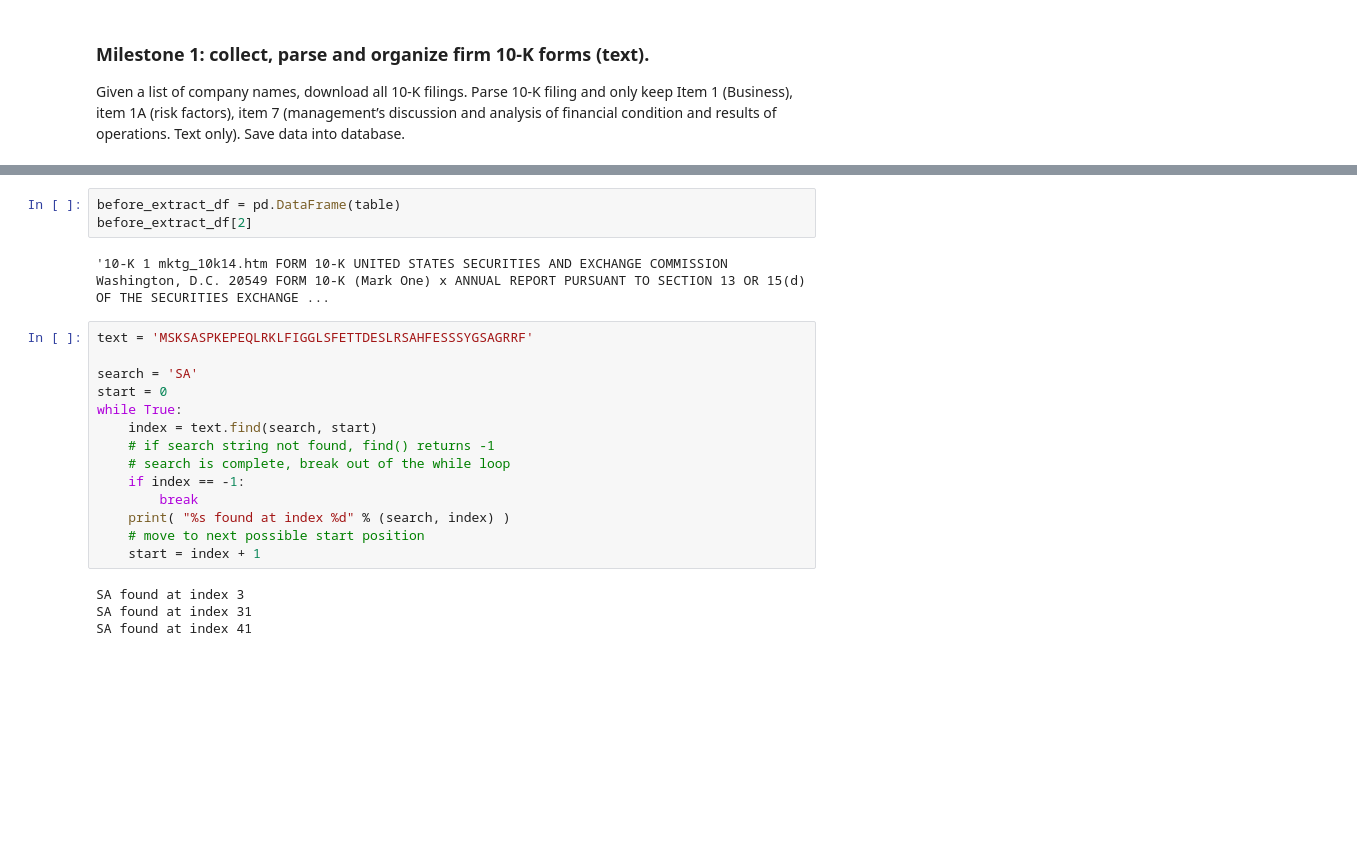
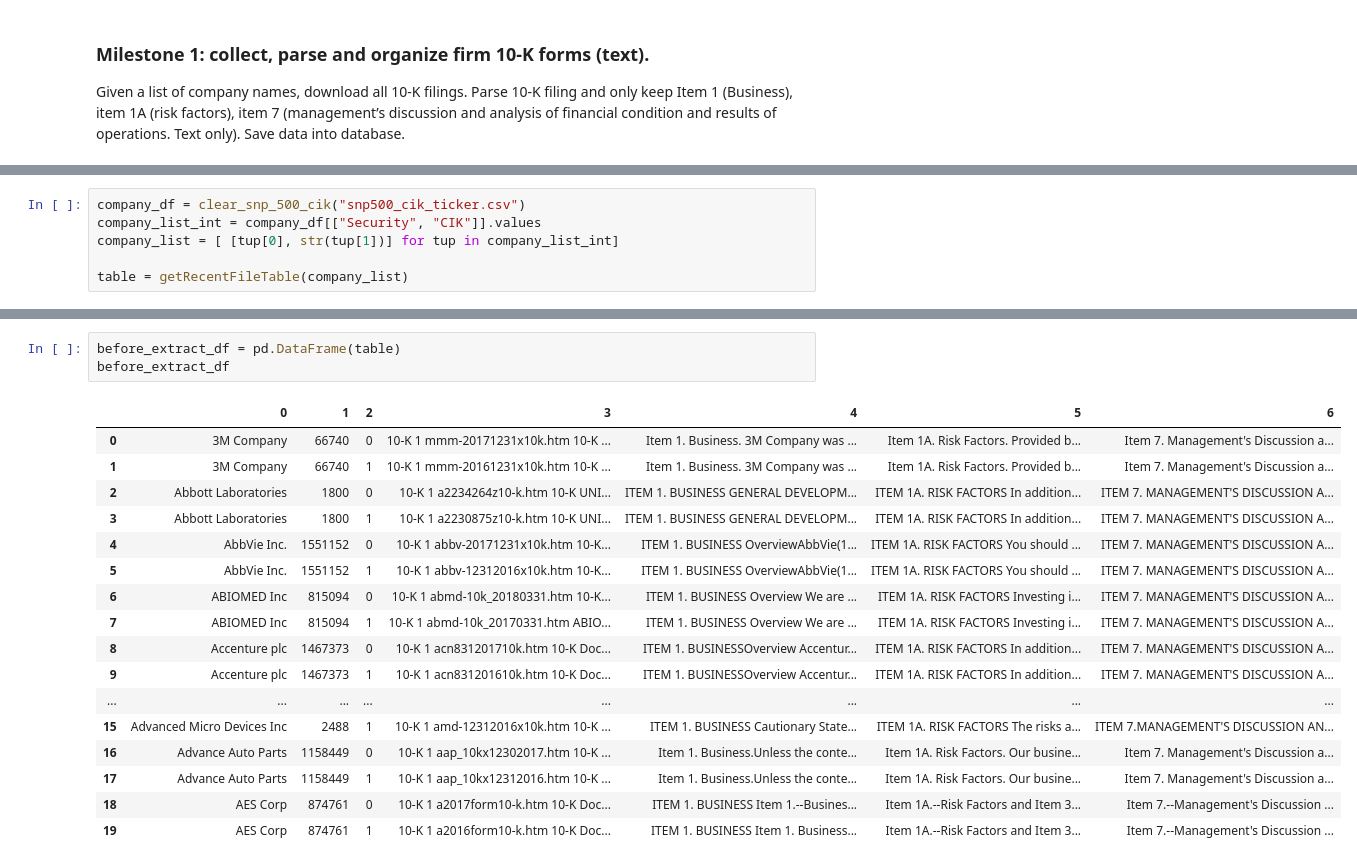
Before and after one commit to 187sec/BIMD, a Jupyter notebook: Data Collection.ipynb, the cells around one changed output, grey strips where cells are left out. Cells and saved outputs as stored; diff of their text form; blank space fills up the shorter version.

Commit message:
finished coding
move to some where else to collect data

```diff
--- a/Data Collection.ipynb
+++ b/Data Collection.ipynb
@@ -106,0 +196,6 @@ Cannot decode utf-8:  b'PRAGMA GEST\xc3O DE PATRIM\xd4NIO LTDA:0001555512:\n'
+# %%
+company_df = clear_snp_500_cik("snp500_cik_ticker.csv")
+company_list_int = company_df[["Security", "CIK"]].values
+company_list = [ [tup[0], str(tup[1])] for tup in company_list_int]
+
+table = getRecentFileTable(company_list)
@@ -107,23 +221,21 @@ Cannot decode utf-8:  b'PRAGMA GEST\xc3O DE PATRIM\xd4NIO LTDA:0001555512:\n'
 # %%
 before_extract_df = pd.DataFrame(table)
-before_extract_df[2]
+before_extract_df
 # %% [output]
-'10-K 1 mktg_10k14.htm FORM 10-K UNITED STATES SECURITIES AND EXCHANGE COMMISSION Washington, D.C. 20549 FORM 10-K (Mark One) x ANNUAL REPORT PURSUANT TO SECTION 13 OR 15(d) OF THE SECURITIES EXCHANGE ...
+|  | 0 | 1 | 2 | 3 | 4 | 5 | 6 |
+| 0 | 3M Company | 66740 | 0 | 10-K 1 mmm-20171231x10k.htm 10-K ... | Item 1. Business. 3M Company was ... | Item 1A. Risk Factors. Provided b... | Item 7. Management's Discussion a... |
+| 1 | 3M Company | 66740 | 1 | 10-K 1 mmm-20161231x10k.htm 10-K ... | Item 1. Business. 3M Company was ... | Item 1A. Risk Factors. Provided b... | Item 7. Management's Discussion a... |
+| 2 | Abbott Laboratories | 1800 | 0 | 10-K 1 a2234264z10-k.htm 10-K UNI... | ITEM 1. BUSINESS GENERAL DEVELOPM... | ITEM 1A. RISK FACTORS In addition... | ITEM 7. MANAGEMENT'S DISCUSSION A... |
+| 3 | Abbott Laboratories | 1800 | 1 | 10-K 1 a2230875z10-k.htm 10-K UNI... | ITEM 1. BUSINESS GENERAL DEVELOPM... | ITEM 1A. RISK FACTORS In addition... | ITEM 7. MANAGEMENT'S DISCUSSION A... |
+| 4 | AbbVie Inc. | 1551152 | 0 | 10-K 1 abbv-20171231x10k.htm 10-K... | ITEM 1. BUSINESS OverviewAbbVie(1... | ITEM 1A. RISK FACTORS You should ... | ITEM 7. MANAGEMENT'S DISCUSSION A... |
+| 5 | AbbVie Inc. | 1551152 | 1 | 10-K 1 abbv-12312016x10k.htm 10-K... | ITEM 1. BUSINESS OverviewAbbVie(1... | ITEM 1A. RISK FACTORS You should ... | ITEM 7. MANAGEMENT'S DISCUSSION A... |
+| 6 | ABIOMED Inc | 815094 | 0 | 10-K 1 abmd-10k_20180331.htm 10-K... | ITEM 1. BUSINESS Overview We are ... | ITEM 1A. RISK FACTORS Investing i... | ITEM 7. MANAGEMENT'S DISCUSSION A... |
+| 7 | ABIOMED Inc | 815094 | 1 | 10-K 1 abmd-10k_20170331.htm ABIO... | ITEM 1. BUSINESS Overview We are ... | ITEM 1A. RISK FACTORS Investing i... | ITEM 7. MANAGEMENT'S DISCUSSION A... |
+| 8 | Accenture plc | 1467373 | 0 | 10-K 1 acn831201710k.htm 10-K Doc... | ITEM 1. BUSINESSOverview Accentur... | ITEM 1A. RISK FACTORS In addition... | ITEM 7. MANAGEMENT'S DISCUSSION A... |
+| 9 | Accenture plc | 1467373 | 1 | 10-K 1 acn831201610k.htm 10-K Doc... | ITEM 1. BUSINESSOverview Accentur... | ITEM 1A. RISK FACTORS In addition... | ITEM 7. MANAGEMENT'S DISCUSSION A... |
+| ... | ... | ... | ... | ... | ... | ... | ... |
+| 15 | Advanced Micro Devices Inc | 2488 | 1 | 10-K 1 amd-12312016x10k.htm 10-K ... | ITEM 1. BUSINESS Cautionary State... | ITEM 1A. RISK FACTORS The risks a... | ITEM 7.MANAGEMENT'S DISCUSSION AN... |
+| 16 | Advance Auto Parts | 1158449 | 0 | 10-K 1 aap_10kx12302017.htm 10-K ... | Item 1. Business.Unless the conte... | Item 1A. Risk Factors. Our busine... | Item 7. Management's Discussion a... |
+| 17 | Advance Auto Parts | 1158449 | 1 | 10-K 1 aap_10kx12312016.htm 10-K ... | Item 1. Business.Unless the conte... | Item 1A. Risk Factors. Our busine... | Item 7. Management's Discussion a... |
+| 18 | AES Corp | 874761 | 0 | 10-K 1 a2017form10-k.htm 10-K Doc... | ITEM 1. BUSINESS Item 1.--Busines... | Item 1A.--Risk Factors and Item 3... | Item 7.--Management's Discussion ... |
+| 19 | AES Corp | 874761 | 1 | 10-K 1 a2016form10-k.htm 10-K Doc... | ITEM 1. BUSINESS Item 1. Business... | Item 1A.--Risk Factors and Item 3... | Item 7.--Management's Discussion ... |
-# %%
-text = 'MSKSASPKEPEQLRKLFIGGLSFETTDESLRSAHFESSSYGSAGRRF'
-
-search = 'SA'
-start = 0
-while True:
-    index = text.find(search, start)
-    # if search string not found, find() returns -1
-    # search is complete, break out of the while loop
-    if index == -1:
-        break
-    print( "%s found at index %d" % (search, index) )
-    # move to next possible start position
-    start = index + 1
-# %% [output]
-SA found at index 3
-SA found at index 31
-SA found at index 41
```
Also changed, not shown: parts of 4 cells of this notebook, 3 other files.
